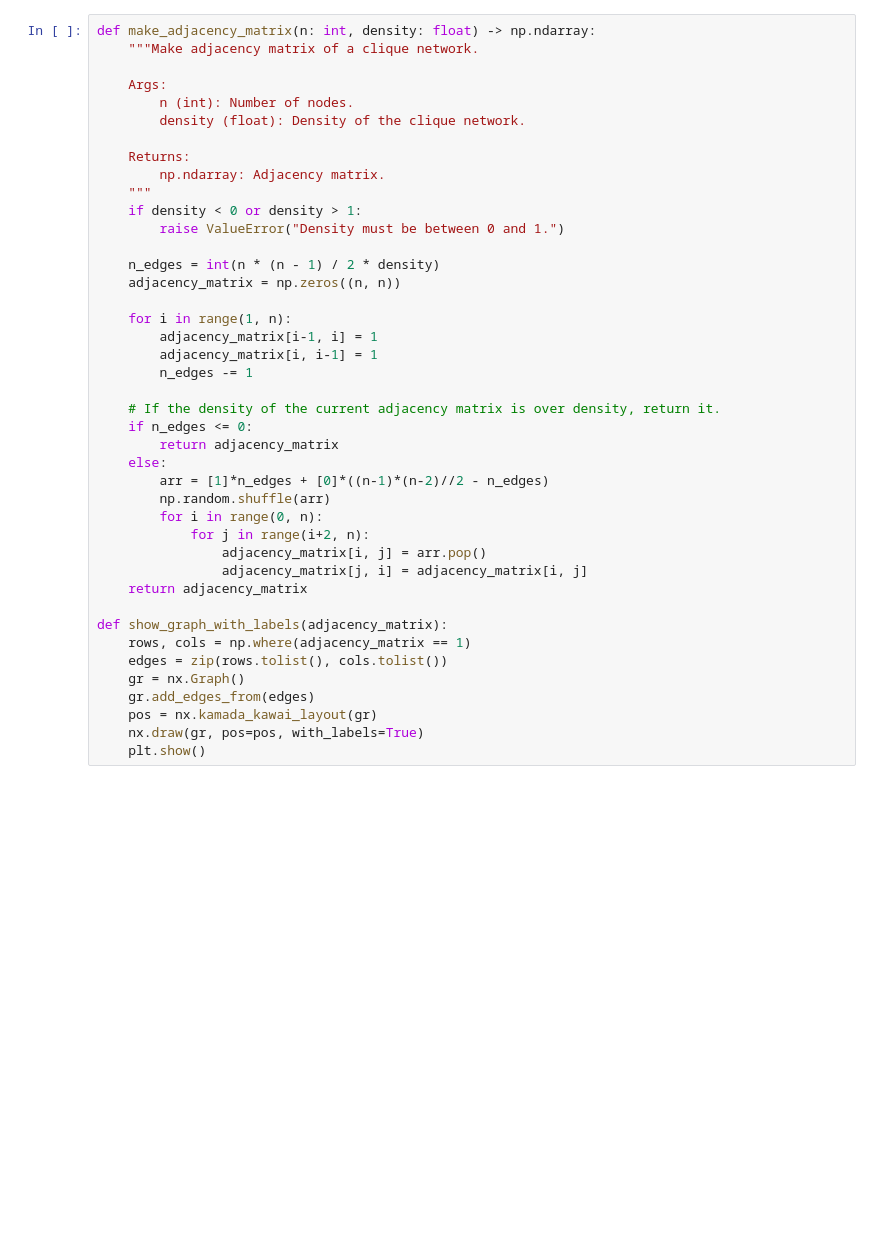
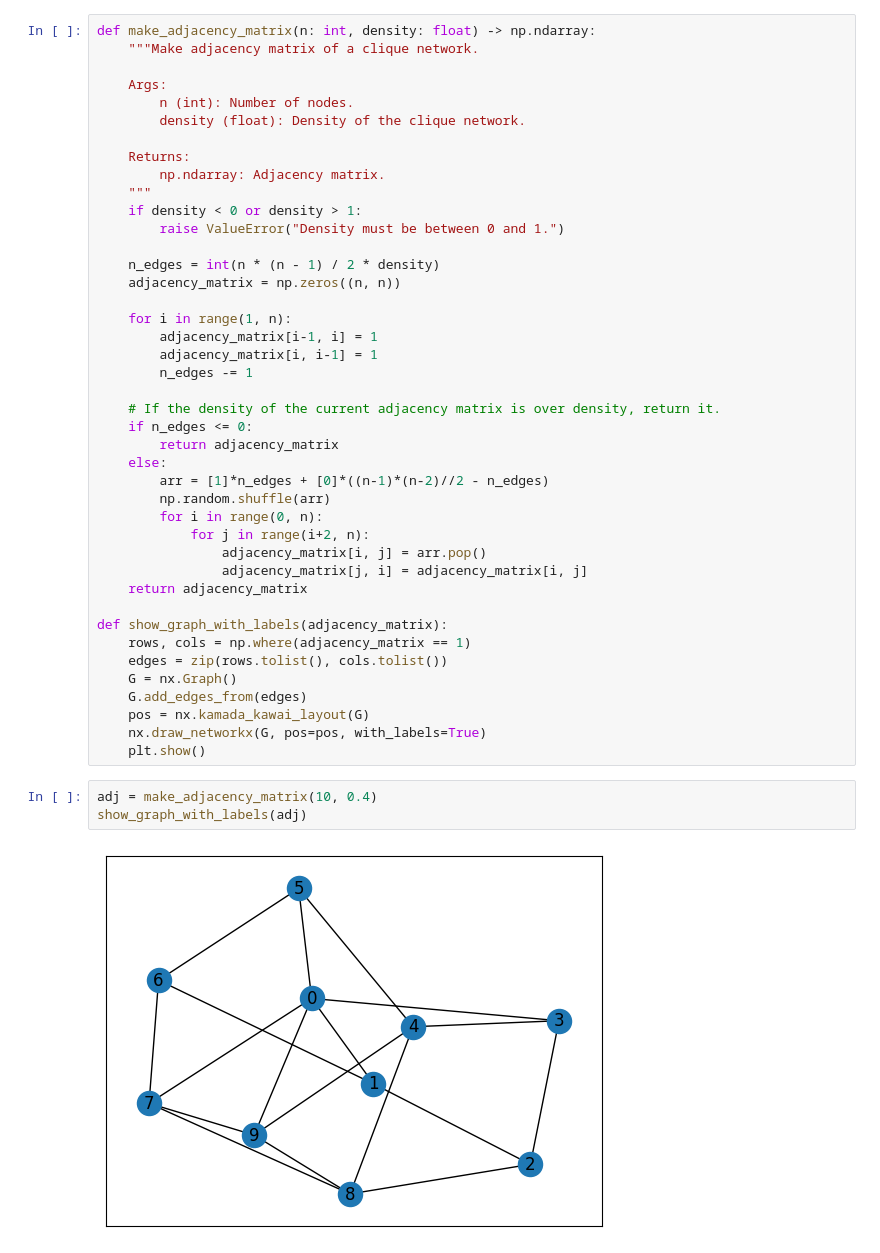
Before and after one commit to crazytb/drqn, a Jupyter notebook: main_drqn_fully.ipynb, the cells around one changed output. Cells and saved outputs as stored; diff of their text form; blank space fills up the shorter version.

```diff
--- a/main_drqn_fully.ipynb
+++ b/main_drqn_fully.ipynb
@@ -72,11 +68,16 @@ def make_adjacency_matrix(n: int, density: float) -> np.ndarray:
 def show_graph_with_labels(adjacency_matrix):
     rows, cols = np.where(adjacency_matrix == 1)
     edges = zip(rows.tolist(), cols.tolist())
-    gr = nx.Graph()
-    gr.add_edges_from(edges)
-    pos = nx.kamada_kawai_layout(gr)
-    nx.draw(gr, pos=pos, with_labels=True)
+    G = nx.Graph()
+    G.add_edges_from(edges)
+    pos = nx.kamada_kawai_layout(G)
+    nx.draw_networkx(G, pos=pos, with_labels=True)
     plt.show()
+# %%
+adj = make_adjacency_matrix(10, 0.4)
+show_graph_with_labels(adj)
+# %% [output]
+[figure, added]
 # %%
 # Q_network
 class Q_net(nn.Module):
```
Also changed, not shown: parts of 2 cells of this notebook, 3 other files.
